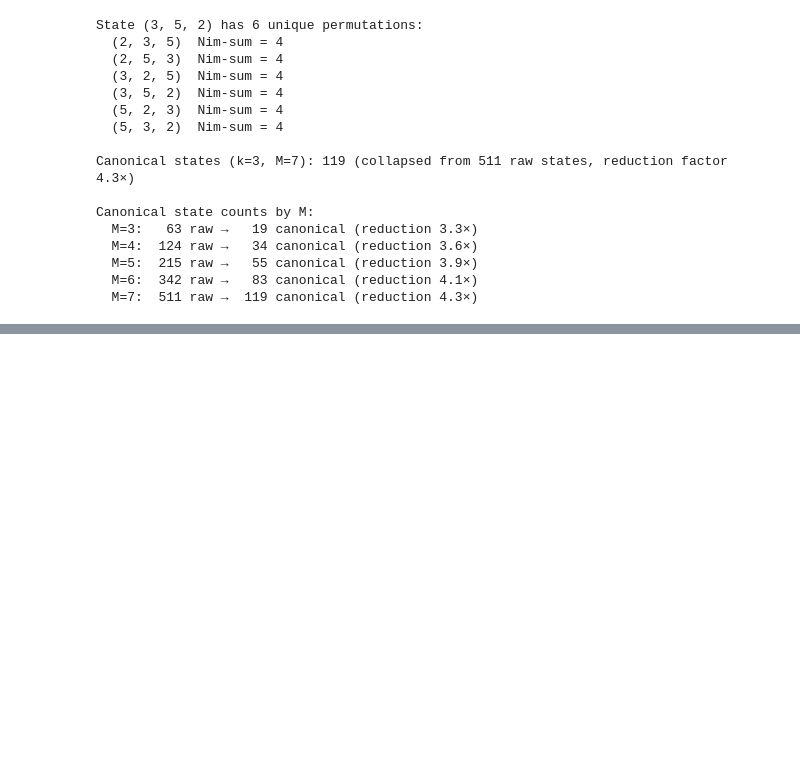
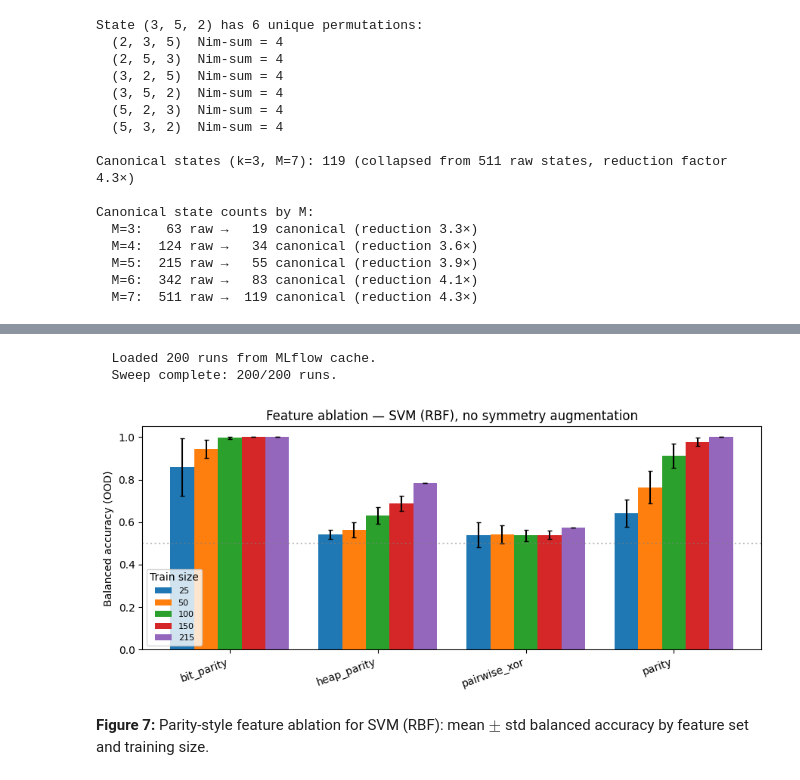
Before and after one commit to gelbh/comp47950-qml-project, a Jupyter notebook: notebooks/qml_project.ipynb, the cells around one changed output, grey strips where cells are left out. Drawn from its saved outputs; the diff is of its cells as text; code cells hidden in the pictures; blank space fills up the shorter version.

```diff
--- a/notebooks/qml_project.ipynb
+++ b/notebooks/qml_project.ipynb
@@ -1898,0 +654,20 @@ Confusion geography heatmaps, failure clustering by Nim-sum magnitude, disagreem
+# %%
+ablation_sweep = run_parity_feature_ablation_sweep(
+    split.X_train,
+    split.y_train,
+    split.X_test,
+    split.y_test,
+    mlflow_experiment=resolve_experiment("classical", "ablation"),
+    use_cache=USE_CACHE,
+    max_workers=SWEEP_WORKERS,
+)
+abl_display = parity_ablation_summary_display(ablation_sweep)
+fig, ax = plot_parity_feature_ablation_balanced_accuracy(abl_display)
+plt.tight_layout()
+plt.show()
+# %% [output]
+  Loaded 200 runs from MLflow cache.
+  Sweep complete: 200/200 runs.
+[figure, added]
+# %% [markdown]
+**Figure 7:** Parity-style feature ablation for SVM (RBF): mean $\pm$ std balanced accuracy by feature set and training size.
```
Also changed, not shown: parts of 214 cells of this notebook, 2 other files.
